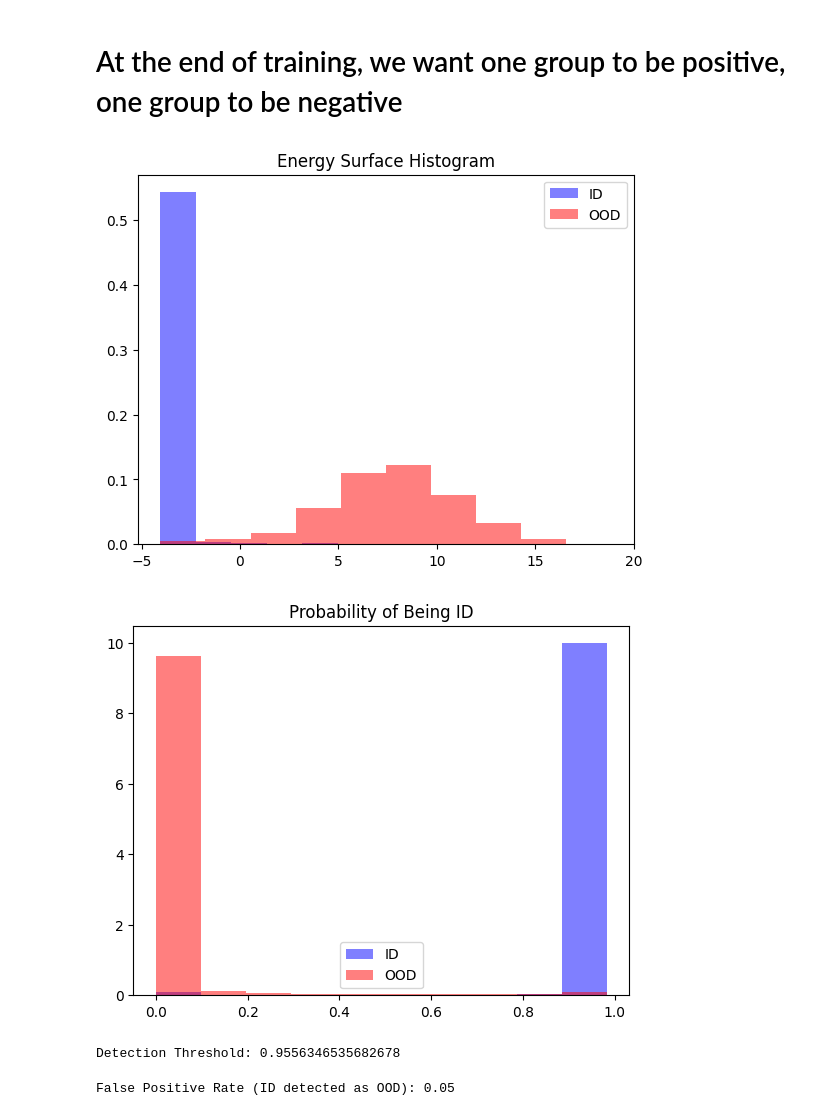
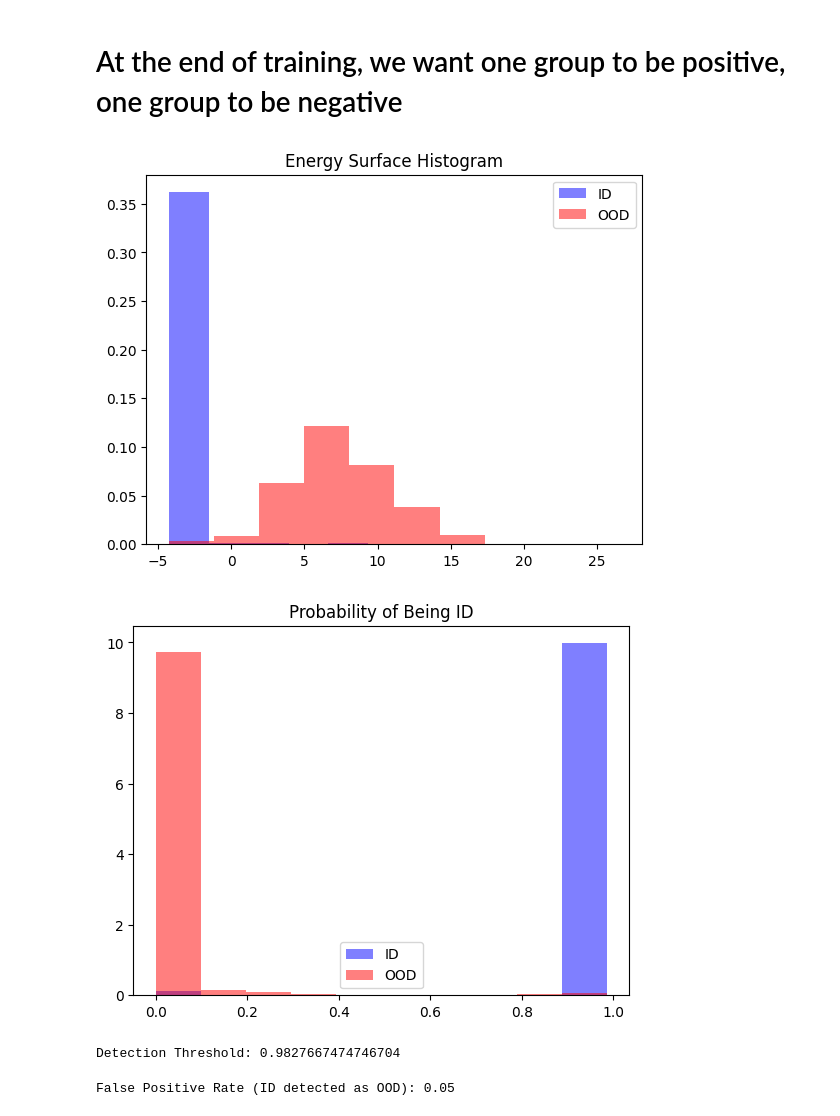
Before and after one commit to liamfdoherty/vos, a Jupyter notebook: demos/vos_demo.ipynb, the cells around one changed output. Saved outputs shown, nothing was run; the diff lists cells and outputs as text; code cells hidden in the pictures.

```diff
--- a/demos/vos_demo.ipynb
+++ b/demos/vos_demo.ipynb
@@ -131,6 +133,6 @@ plt.show()
 # %% [markdown]
 # Train VOS
 # %%
-vos.train(iterations = 50, lr = 1e-3, beta = 0.1)
+vos.train(iterations = 100, lr = 1e-3, beta = 0.1)
 # %% [output]
 Iteration: 0
@@ -172,11 +174,11 @@ test_data = TensorDataset(transform(test_samples).unsqueeze(1), test_targets)
 
 test_loader = DataLoader(test_data, batch_size = 10240, shuffle = True)
 # %%
-id_samples = next(iter(test_loader))[0]
+id_samples = next(iter(test_loader))[0].to(vos.device)
 
 id_logits = vos.backbone(id_samples)
 
-ood_latents = torch.Tensor([])
+ood_latents = torch.tensor([],device = vos.device)
 for key in vos.ood_queue.keys():
     new_ood_latents = vos.ood_queue[key]
     ood_latents = torch.cat((ood_latents, new_ood_latents))
@@ -200,25 +202,25 @@ plt.title("Energy Surface Histogram")
 plt.legend()
 plt.show()
 # %% [output]
-[figure, old version]
+[figure, new version]
 # %%
 prob_id_is_id = torch.exp(-id_energy_surface)/(1 + torch.exp(-id_energy_surface))
 prob_ood_is_id = torch.exp(-ood_energy_surface)/(1 + torch.exp(-ood_energy_surface))
-prob_id_is_id = prob_id_is_id.detach().flatten()
-prob_ood_is_id = prob_ood_is_id.detach().flatten()
+prob_id_is_id = prob_id_is_id.detach().flatten().cpu()
+prob_ood_is_id = prob_ood_is_id.detach().flatten().cpu()
 plt.hist(prob_id_is_id, color = "blue", label = "ID", alpha = 0.5, density = True)
 plt.hist(prob_ood_is_id, color = "red", label = "OOD", alpha = 0.5, density = True)
 plt.title("Probability of Being ID")
 plt.legend()
 plt.show()
 # %% [output]
-[figure, old version]
+[figure, new version]
 # %%
 allowable_id_error = 0.05 # 5 percent of ID data can be misclassified (following paper)
 threshold = sorted(prob_id_is_id)[int(allowable_id_error*len(prob_id_is_id))]
 print(f"Detection Threshold: {threshold}")
 # %% [output]
-Detection Threshold: 0.9556346535682678
+Detection Threshold: 0.9827667474746704
 # %%
 id_detected_as_ood = [1 if prob < threshold else 0 for prob in prob_id_is_id.detach().flatten()]
 id_detection_fpr = sum(id_detected_as_ood)/len(id_detected_as_ood)
```
Also changed, not shown: parts of 6 cells of this notebook, 4 other files.
